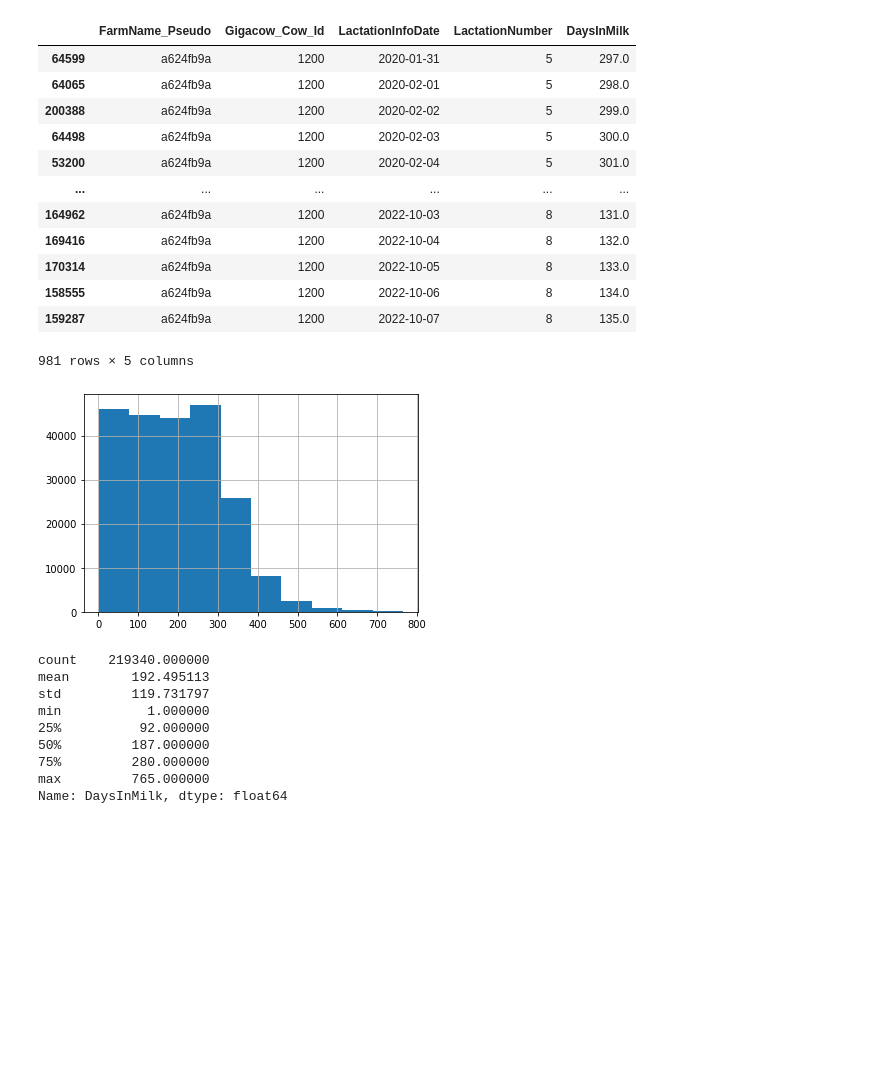
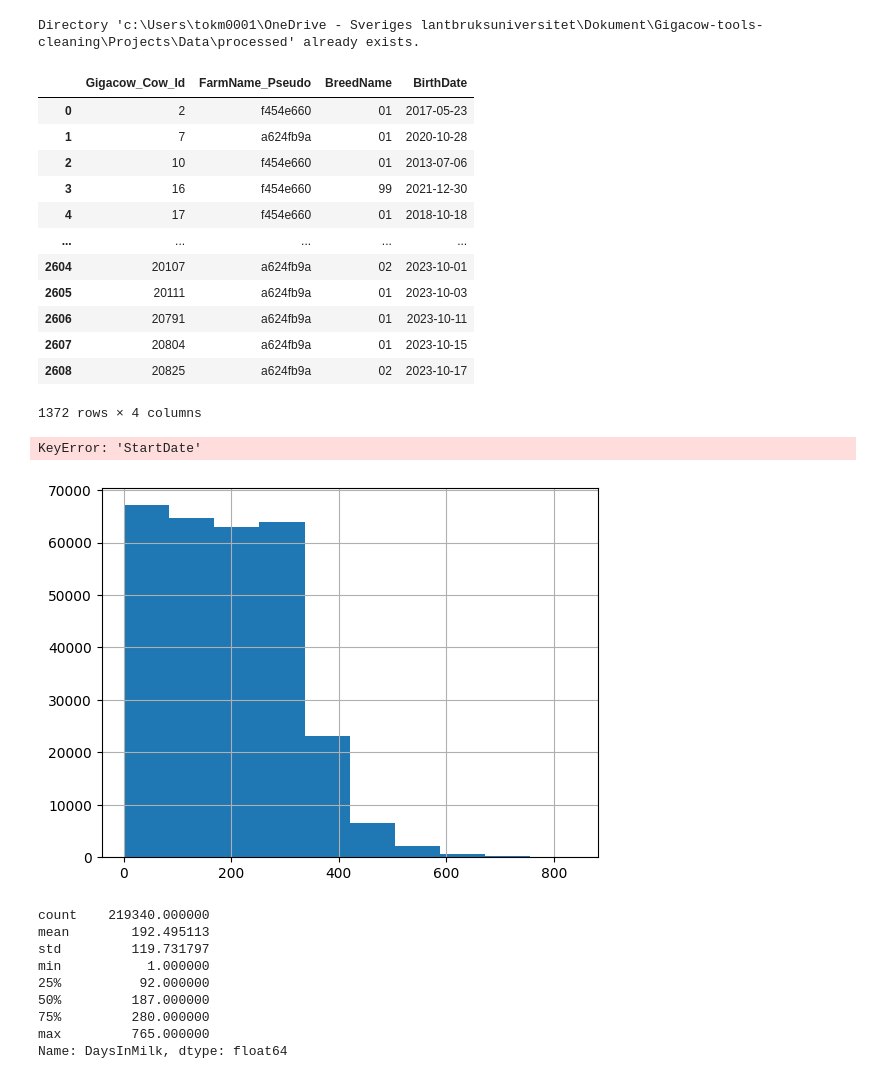
Before and after one commit to pgullstrand/Gigacow-tools, a Jupyter notebook: Projects/HoldingPenTime/Data preprocessing/dataCleaning.ipynb, the cells around one changed output. Drawn from its saved outputs; the diff is of its cells as text; code cells hidden in the pictures; blank space fills up the shorter version.

Commit message:
Making files more reproducible and testing on new data. Some dataDir calls seem to be error prone still but I cannot repoduce them and rerunning the Notebook seem to solve it.

```diff
--- a/Projects/HoldingPenTime/Data preprocessing/dataCleaning.ipynb
+++ b/Projects/HoldingPenTime/Data preprocessing/dataCleaning.ipynb
@@ -7,12 +7,11 @@ Data Tables: gigacow.csv, lactation.csv, traffic.csv, robot.csv
 
 import pandas as pd
 import numpy as np
+import os
 from pathlib import Path
 
 #access data from local directory
 dataDir = Path.cwd().parent.parent/'Data'
-print(dataDir)
-print(dataDir)
 
 #filter out irrelevant columns
 gigacow_cols = ['Gigacow_Cow_Id', 'FarmName_Pseudo', 'BreedName', 'BirthDate']
@@ -21,9 +20,10 @@ traffic_cols = ['Traffic_Id', 'FarmName_Pseudo', 'GroupName', 'Gigacow_Cow_Id',
 robot_cols = ['MilkRobot_Id', 'FarmName_Pseudo', 'Gigacow_Cow_Id', 'MilkingStartDateTime', 'SessionNumber', 'EquipmentName', 'TotalYield', 'MilkingUnitName']
 dry_cols = ['FarmName_Pseudo', 'Gigacow_Cow_Id', 'DryOffDate']
 calving_cols = ['FarmName_Pseudo', 'Gigacow_Cow_Id', 'CalvingDate']
-gigacow = pd.read_csv(dataDir/'gigacow_230119.csv', usecols=gigacow_cols, encoding='utf-8', sep=';')
-lactation = pd.read_csv(dataDir/'lactation_230119.csv', usecols=lactation_cols, encoding='utf-8', sep=';')
-traffic_raw = pd.read_csv(datDir/traffic_20231020.csv)
+gigacow = pd.read_csv(dataDir/'gigacow_231020.csv', usecols=gigacow_cols, encoding='utf-8', sep=';')
+lactation = pd.read_csv(dataDir/'lactation_231020.csv', usecols=lactation_cols, encoding='utf-8', sep=';')
+#The code chunk processing traffic data contain support to merge multiple CSV files (it is far down below a number of depreciated chunks in this notebook)
+traffic_raw = pd.read_csv(dataDir/'traffic_231020.csv', usecols=traffic_cols, encoding='utf-8', sep=';')
 
 
 #traffic_milk = pd.read_csv(dataDir/'traffic_milking.csv', usecols=traffic_cols, encoding='utf-8')
@@ -31,9 +31,7 @@ traffic_raw = pd.read_csv(datDir/traffic_20231020.csv)
 #dry = pd.read_csv(dataDir/'dry.csv', usecols=dry_cols, encoding='utf-8')
 #calving = pd.read_csv(dataDir/'calving.csv', usecols=calving_cols, encoding='utf-8')
 
-traffic_raw
-
-
+#The chunks used while developing this notebook.
 #traffic_a624fb9a = pd.read_csv(dataDir/'a624fb9a_Traffic230119.csv', usecols=traffic_cols, encoding='utf-8', sep=';')
 #traffic_f454e660_1 = pd.read_csv(dataDir/'f454e660_Traffic230119half1.csv', usecols=traffic_cols, encoding='utf-8', engine='python', on_bad_lines='skip')
 #traffic_f454e660_2 = pd.read_csv(dataDir/'f454e660_Traffic230119half2.csv', usecols=traffic_cols, encoding='utf-8', engine='python', on_bad_lines='skip')
@@ -75,42 +52,64 @@ gigacow
+# %%
+#Directory path
+dataDir = Path.cwd().parent.parent / 'Data'
+
+processed_subdirectory = 'processed'
+
+# ull path for the 'processed' subdirectory
+processed_directory = dataDir / processed_subdirectory
+
+#Checks if the directory exists and creates it if it doesn't
+if not processed_directory.exists():
+    processed_directory.mkdir(parents=True, exist_ok=True)
+    print(f"Directory '{processed_directory}' created.")
+else:
+    print(f"Directory '{processed_directory}' already exists.")
+
+# Write data to file
+gigacow.to_csv(processed_directory / 'gigacow_filter.csv')
+gigacow
+# %% [output]
+Directory 'c:\Users\tokm0001\OneDrive - Sveriges lantbruksuniversitet\Dokument\Gigacow-tools-cleaning\Projects\Data\processed' already exists.
+|  | Gigacow_Cow_Id | FarmName_Pseudo | BreedName | BirthDate |
+| 0 | 2 | f454e660 | 01 | 2017-05-23 |
+| 1 | 7 | a624fb9a | 01 | 2020-10-28 |
+| 2 | 10 | f454e660 | 01 | 2013-07-06 |
+| 3 | 16 | f454e660 | 99 | 2021-12-30 |
+| 4 | 17 | f454e660 | 01 | 2018-10-18 |
+| ... | ... | ... | ... | ... |
+| 2604 | 20107 | a624fb9a | 02 | 2023-10-01 |
+| 2605 | 20111 | a624fb9a | 01 | 2023-10-03 |
+| 2606 | 20791 | a624fb9a | 01 | 2023-10-11 |
+| 2607 | 20804 | a624fb9a | 01 | 2023-10-15 |
+| 2608 | 20825 | a624fb9a | 02 | 2023-10-17 |
+1372 rows × 4 columns
 # %%
 '''data table: lactation'''
 #target farms: f454e660, a624fb9a
 lactation = lactation.loc[lactation['FarmName_Pseudo'].isin(farm_list)]
 #drop the farm name column
 #lactation.drop('FarmName_Pseudo', axis=1, inplace=True)
 
 #drop anomalies in DaysinMilk
 #lactation = lactation.loc[lactation['DaysInMilk'] <= 330]
 
 #Lactation Period
 #plot the histogram of cows days in milk
 lactation.dropna(subset=['DaysInMilk'], axis=0, inplace=True)
 lactation.DaysInMilk.hist()
 lactation.DaysInMilk.describe()
 
 #test how the DelPro calculate DaysInMilk
-#select specific cow and sort the records by the LactationInfoDate
+#select specific cow and sort the records by the StartDate
 test = lactation.loc[lactation['Gigacow_Cow_Id'] == 1200]
-test.sort_values(by='LactationInfoDate')
+test.sort_values(by='StartDate')
 
 #merge table lactation and robot
 #robot_lactation = robot.merge(lactation, how='left', on='Gigacow_Cow_Id')
 lactation.to_csv(dataDir/'processed/lactation_filter.csv')
 # %% [output]
-|  | FarmName_Pseudo | Gigacow_Cow_Id | LactationInfoDate | LactationNumber | DaysInMilk |
-| 64599 | a624fb9a | 1200 | 2020-01-31 | 5 | 297.0 |
-| 64065 | a624fb9a | 1200 | 2020-02-01 | 5 | 298.0 |
-| 200388 | a624fb9a | 1200 | 2020-02-02 | 5 | 299.0 |
-| 64498 | a624fb9a | 1200 | 2020-02-03 | 5 | 300.0 |
-| 53200 | a624fb9a | 1200 | 2020-02-04 | 5 | 301.0 |
-| ... | ... | ... | ... | ... | ... |
-| 164962 | a624fb9a | 1200 | 2022-10-03 | 8 | 131.0 |
-| 169416 | a624fb9a | 1200 | 2022-10-04 | 8 | 132.0 |
-| 170314 | a624fb9a | 1200 | 2022-10-05 | 8 | 133.0 |
-| 158555 | a624fb9a | 1200 | 2022-10-06 | 8 | 134.0 |
-| 159287 | a624fb9a | 1200 | 2022-10-07 | 8 | 135.0 |
-981 rows × 5 columns
+KeyError: 'StartDate'
-[figure, old version]
+[figure, new version]
 # %%
 lactation.DaysInMilk.describe()
 # %% [output]
```
Also changed, not shown: parts of 4 cells of this notebook.
